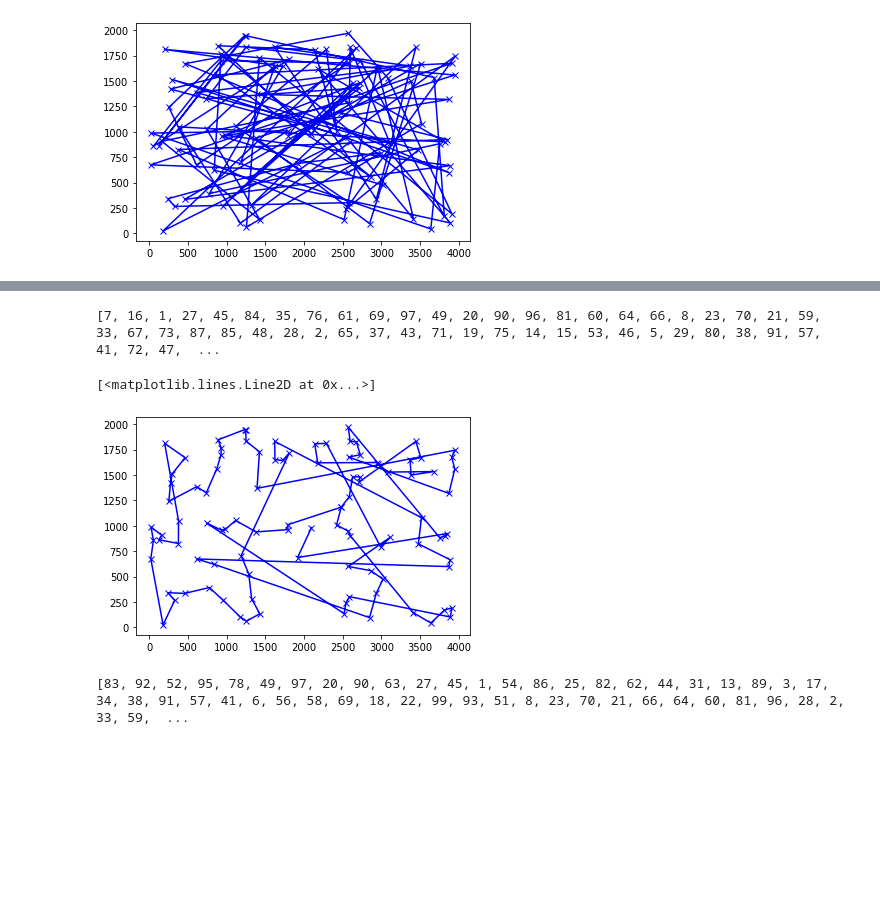
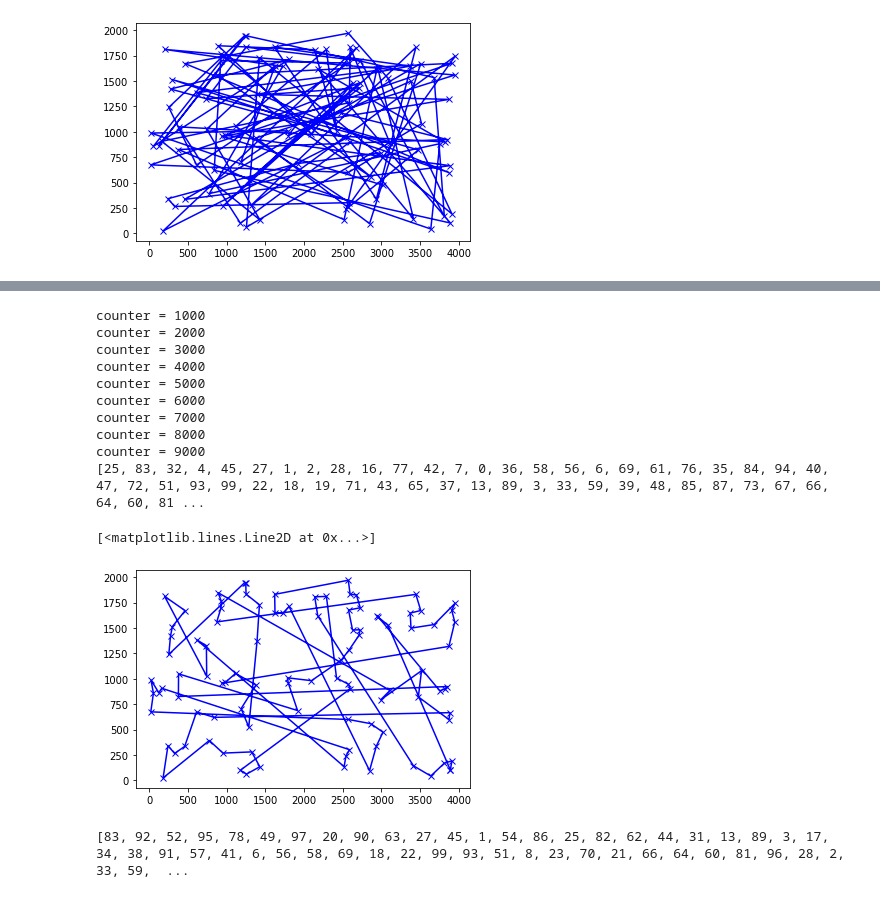
Before and after one commit to pi-lg/discrete-optimization, a Jupyter notebook: tsp/Untitled.ipynb, the cells around one changed output, grey strips where cells are left out. Cells and saved outputs as stored; diff of their text form; code cells hidden in the pictures; blank space fills up the shorter version.

```diff
--- a/tsp/Untitled.ipynb
+++ b/tsp/Untitled.ipynb
@@ -31,11 +47,20 @@ plt.plot([points[i].x for i in best_path] + [points[0].x], [points[i].y for i in
 # %%
 best_path, distance_best_path, best_distances = solve(points)
 print(best_path)
-plt.plot([points[i].x for i in best_path] + [points[0].x], [points[i].y for i in best_path] + [points[0].y], 'xb-')
+plt.plot([points[i].x for i in best_path] + [points[best_path[0]].x], [points[i].y for i in best_path] + [points[best_path[0]].y], 'xb-')
 # %% [output]
-[7, 16, 1, 27, 45, 84, 35, 76, 61, 69, 97, 49, 20, 90, 96, 81, 60, 64, 66, 8, 23, 70, 21, 59, 33, 67, 73, 87, 85, 48, 28, 2, 65, 37, 43, 71, 19, 75, 14, 15, 53, 46, 5, 29, 80, 38, 91, 57, 41, 72, 47,  ...
+counter = 1000
+counter = 2000
+counter = 3000
+counter = 4000
+counter = 5000
+counter = 6000
+counter = 7000
+counter = 8000
+counter = 9000
+[25, 83, 32, 4, 45, 27, 1, 2, 28, 16, 77, 42, 7, 0, 36, 58, 56, 6, 69, 61, 76, 35, 84, 94, 40, 47, 72, 51, 93, 99, 22, 18, 19, 71, 43, 65, 37, 13, 89, 3, 33, 59, 39, 48, 85, 87, 73, 67, 66, 64, 60, 81 ...
 [<matplotlib.lines.Line2D at 0x...>]
-[figure, old version]
+[figure, new version]
 # %%
 best_path, distance_best_path, best_distances = solve(points)
 print(best_path)
```
Also changed, not shown: parts of 3 cells of this notebook.
